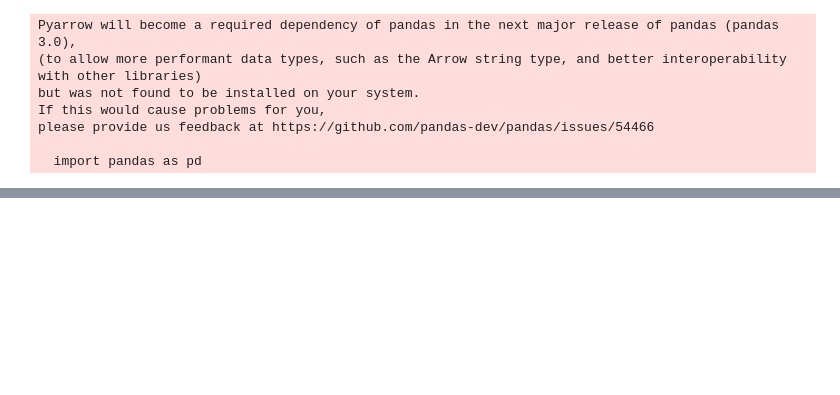
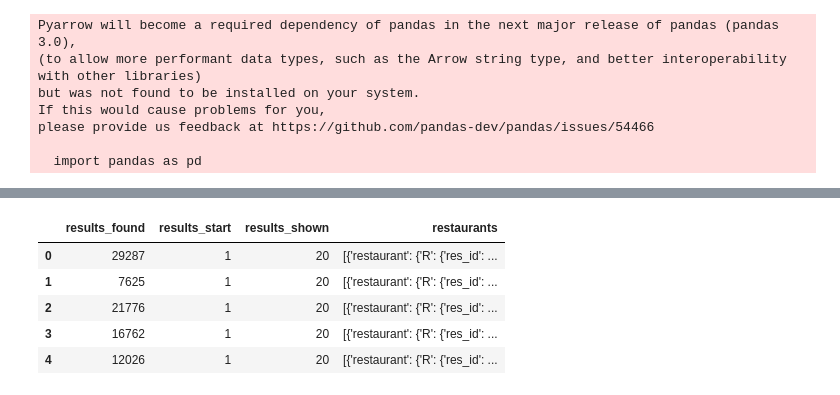
Before and after one commit to nestlecafe3in1/GovTech-Application, a Jupyter notebook: Application.ipynb, the cells around one changed output, grey strips where cells are left out. Drawn from its saved outputs; the diff is of its cells as text; code cells hidden in the pictures; blank space fills up the shorter version.

```diff
--- a/Application.ipynb
+++ b/Application.ipynb
@@ -71,9 +18,9 @@ def export_to_csv(final_df, file_path):
 # %%
-# URL of the JSON data
+"""
+Fetch JSON data from the given URL
+"""
 url = "https://raw.githubusercontent.com/Papagoat/brain-assessment/main/restaurant_data.json"
 
-# Fetch data from the URL
-restaurant_data = fetch_data_from_url(url)
-
-# Normalize restaurant data
-restaurant_df = normalize_restaurant_data(restaurant_data)
+response = requests.get(url)
+response.raise_for_status()  # Raise an exception for bad responses
+parsed_data = response.json()
@@ -95,0 +27,14 @@ restaurant_df
+# %%
+"""
+Unedited Parsed Restaurant Data
+"""
+pd.json_normalize(parsed_data).head()
+
+# The 'restaurants' column contains nested data, which includes restaurant details. I will expand upon the nested data.
+# %% [output]
+|  | results_found | results_start | results_shown | restaurants |
+| 0 | 29287 | 1 | 20 | [{'restaurant': {'R': {'res_id': ... |
+| 1 | 7625 | 1 | 20 | [{'restaurant': {'R': {'res_id': ... |
+| 2 | 21776 | 1 | 20 | [{'restaurant': {'R': {'res_id': ... |
+| 3 | 16762 | 1 | 20 | [{'restaurant': {'R': {'res_id': ... |
+| 4 | 12026 | 1 | 20 | [{'restaurant': {'R': {'res_id': ... |
```
Also changed, not shown: parts of 19 cells of this notebook, 1 other file.
